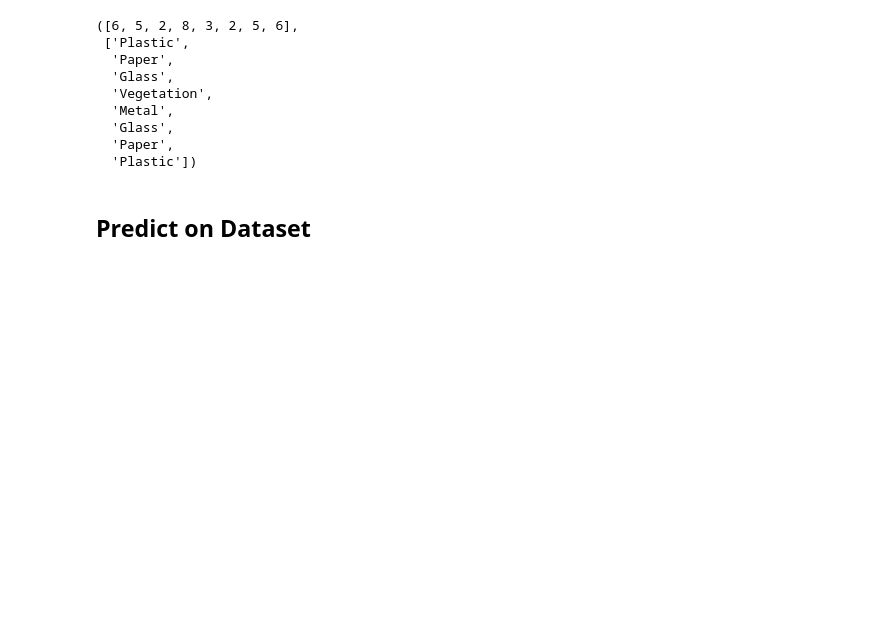
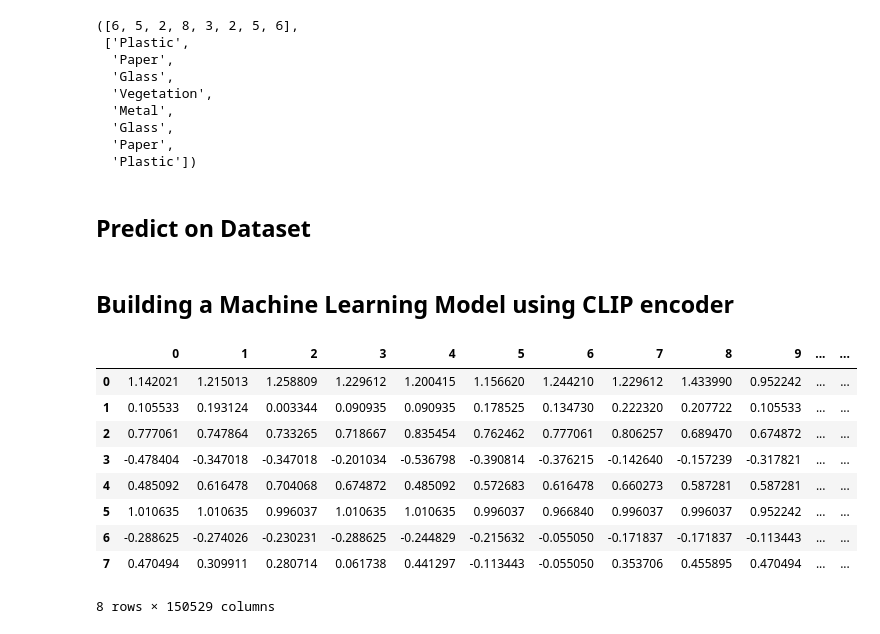
Before and after one commit to Nello-pn/trashCLIP, a Jupyter notebook: CLIP_RealWaste.ipynb, the cells around one changed output. Drawn from its saved outputs; the diff is of its cells as text; code cells hidden in the pictures; blank space fills up the shorter version.

```diff
--- a/CLIP_RealWaste.ipynb
+++ b/CLIP_RealWaste.ipynb
@@ -110,3 +112,47 @@ predict_labels(images)
 data_split = dataset.train_test_split(0.2, shuffle=True, seed=42, stratify_by_column="label")
 train = data_split["train"]
 test = data_split["test"]
+# %% [markdown]
+## Building a Machine Learning Model using CLIP encoder
+# %%
+## function definition to build a pandas dataframe to have a clean visualization of the encoded images
+
+def dataframe_construction(images_list: List, labels: List, processor=processor) -> pd.DataFrame:
+    """
+    Encode de images and build a dataframe with the image vector and the label.
+
+    Parameters
+    ----------
+    images : List
+        A list of images to be classified
+    labels : List
+        A list containing the possible classes
+    processor
+        The processor to be used to transform images (Only images) into numerical embeddings
+
+    Returns
+    -------
+    encoded_df : dataframe
+       A dataframe with the encoded vector and a target class
+    """
+    inputs = processor(images = images_list)
+    list_vector = [i.flatten() for i in inputs['pixel_values']]
+
+    encoded_df = pd.DataFrame(list_vector)
+    encoded_df['Class'] = labels
+
+    return encoded_df
+# %%
+image_tabular_df = dataframe_construction(images_list=images, labels=true_labels)
+image_tabular_df #high dimensional dataframe would need dim reduction techniques
+# %% [output]
+|  | 0 | 1 | 2 | 3 | 4 | 5 | 6 | 7 | 8 | 9 | ... | ... |
+| 0 | 1.142021 | 1.215013 | 1.258809 | 1.229612 | 1.200415 | 1.156620 | 1.244210 | 1.229612 | 1.433990 | 0.952242 | ... | ... |
+| 1 | 0.105533 | 0.193124 | 0.003344 | 0.090935 | 0.090935 | 0.178525 | 0.134730 | 0.222320 | 0.207722 | 0.105533 | ... | ... |
+| 2 | 0.777061 | 0.747864 | 0.733265 | 0.718667 | 0.835454 | 0.762462 | 0.777061 | 0.806257 | 0.689470 | 0.674872 | ... | ... |
+| 3 | -0.478404 | -0.347018 | -0.347018 | -0.201034 | -0.536798 | -0.390814 | -0.376215 | -0.142640 | -0.157239 | -0.317821 | ... | ... |
+| 4 | 0.485092 | 0.616478 | 0.704068 | 0.674872 | 0.485092 | 0.572683 | 0.616478 | 0.660273 | 0.587281 | 0.587281 | ... | ... |
+| 5 | 1.010635 | 1.010635 | 0.996037 | 1.010635 | 1.010635 | 0.996037 | 0.966840 | 0.996037 | 0.996037 | 0.952242 | ... | ... |
+| 6 | -0.288625 | -0.274026 | -0.230231 | -0.288625 | -0.244829 | -0.215632 | -0.055050 | -0.171837 | -0.171837 | -0.113443 | ... | ... |
+| 7 | 0.470494 | 0.309911 | 0.280714 | 0.061738 | 0.441297 | -0.113443 | -0.055050 | 0.353706 | 0.455895 | 0.470494 | ... | ... |
+8 rows × 150529 columns
```
Also changed, not shown: parts of 1 cell of this notebook.
